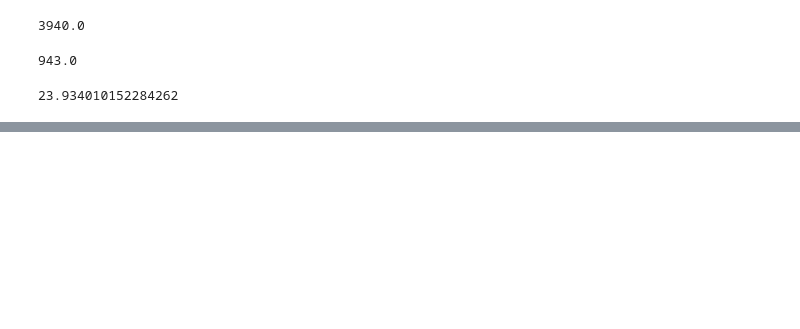
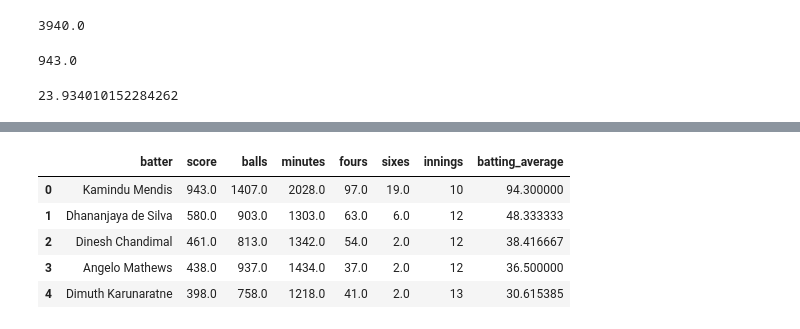
Before and after one commit to sahanfern/kamindu_test_match_data_analysis, a Jupyter notebook: kamindu_analysis.ipynb, the cells around one changed output, grey strips where cells are left out. Cells and saved outputs as stored; diff of their text form; code cells hidden in the pictures; blank space fills up the shorter version.

```diff
--- a/kamindu_analysis.ipynb
+++ b/kamindu_analysis.ipynb
@@ -206,0 +249,3 @@ df[(df['year']==2024)].groupby('batter').sum().sort_values('score',ascending=Fal
+# %%
+df_batter_score['innings'] = df_batter_score['batter'].map(innings_dict)
+df_batter_score.head()
@@ -206,0 +259,10 @@ df[(df['year']==2024)].groupby('batter').sum().sort_values('score',ascending=Fal
+# %%
+df_batter_score['batting_average'] = df_batter_score['score']/df_batter_score['innings']
+df_batter_score.head()
+# %% [output]
+|  | batter | score | balls | minutes | fours | sixes | innings | batting_average |
+| 0 | Kamindu Mendis | 943.0 | 1407.0 | 2028.0 | 97.0 | 19.0 | 10 | 94.300000 |
+| 1 | Dhananjaya de Silva | 580.0 | 903.0 | 1303.0 | 63.0 | 6.0 | 12 | 48.333333 |
+| 2 | Dinesh Chandimal | 461.0 | 813.0 | 1342.0 | 54.0 | 2.0 | 12 | 38.416667 |
+| 3 | Angelo Mathews | 438.0 | 937.0 | 1434.0 | 37.0 | 2.0 | 12 | 36.500000 |
+| 4 | Dimuth Karunaratne | 398.0 | 758.0 | 1218.0 | 41.0 | 2.0 | 13 | 30.615385 |
```
Also changed, not shown: parts of 9 cells of this notebook, 2 other files.
